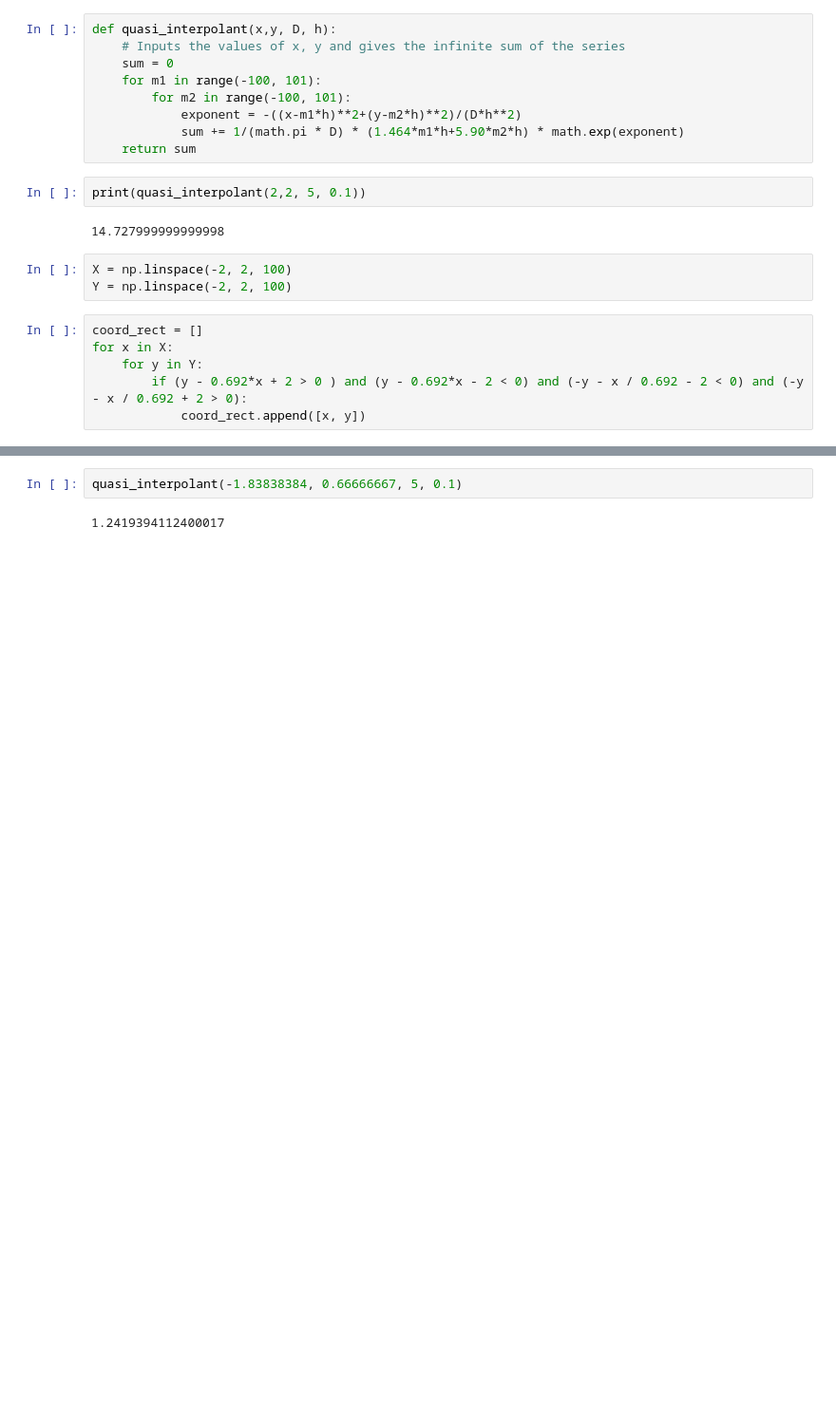
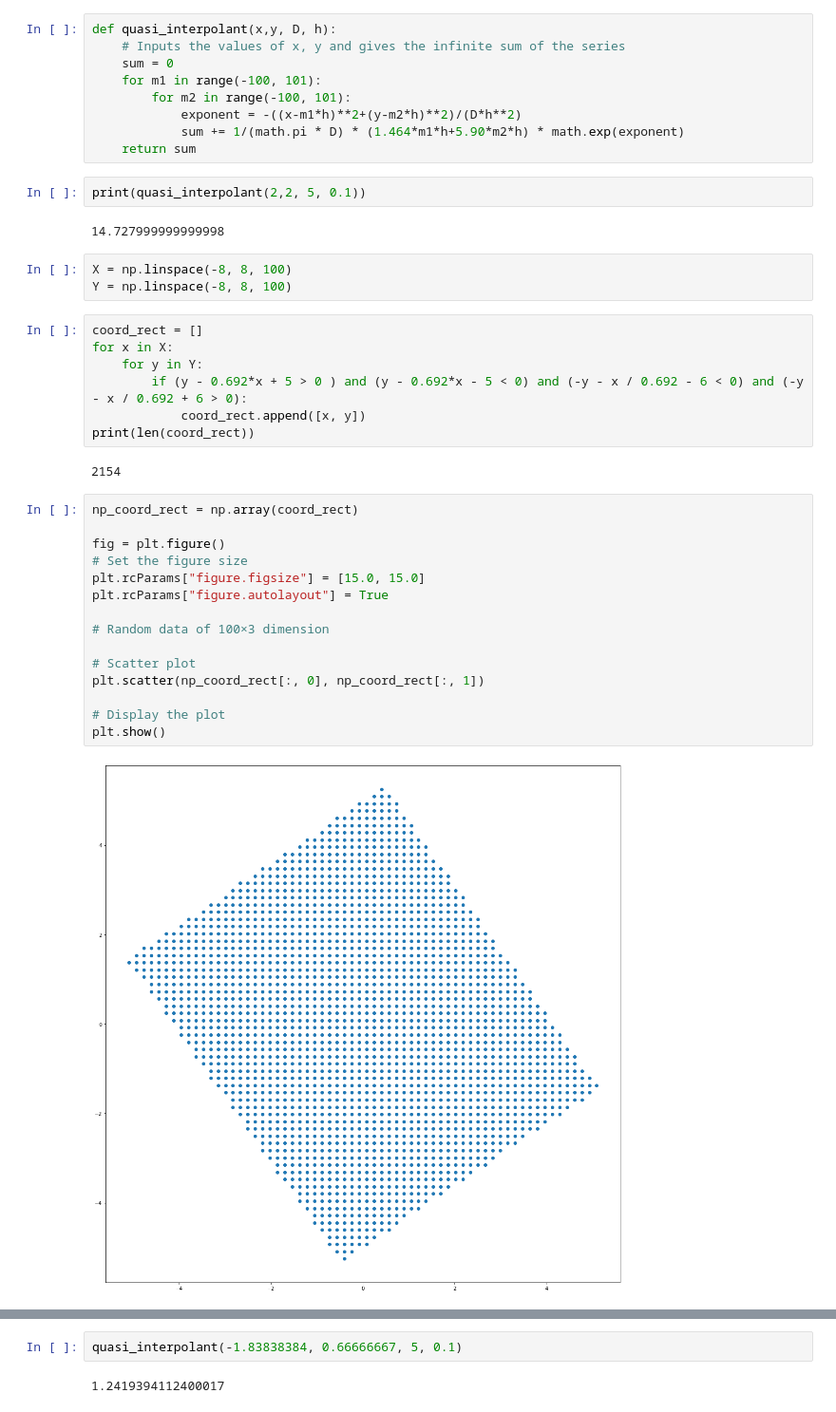
Before and after one commit to mdoshi2612/Optimal-Control, a Jupyter notebook: Quasi Interpolation.ipynb, the cells around one changed output, grey strips where cells are left out. Shown: that part at 95% size. Cells and saved outputs as stored; diff of their text form; blank space fills up the shorter version.

```diff
--- a/Quasi Interpolation.ipynb
+++ b/Quasi Interpolation.ipynb
@@ -50,11 +50,31 @@ print(quasi_interpolant(2,2, 5, 0.1))
 # %% [output]
 14.727999999999998
 # %%
-X = np.linspace(-2, 2, 100)
-Y = np.linspace(-2, 2, 100)
+X = np.linspace(-8, 8, 100)
+Y = np.linspace(-8, 8, 100)
 # %%
 coord_rect = []
 for x in X:
     for y in Y:
-        if (y - 0.692*x + 2 > 0 ) and (y - 0.692*x - 2 < 0) and (-y - x / 0.692 - 2 < 0) and (-y - x / 0.692 + 2 > 0):
+        if (y - 0.692*x + 5 > 0 ) and (y - 0.692*x - 5 < 0) and (-y - x / 0.692 - 6 < 0) and (-y - x / 0.692 + 6 > 0):
             coord_rect.append([x, y])
+print(len(coord_rect))
+# %% [output]
+2154
+# %%
+np_coord_rect = np.array(coord_rect)
+
+fig = plt.figure()
+# Set the figure size
+plt.rcParams["figure.figsize"] = [15.0, 15.0]
+plt.rcParams["figure.autolayout"] = True
+
+# Random data of 100×3 dimension
+
+# Scatter plot
+plt.scatter(np_coord_rect[:, 0], np_coord_rect[:, 1])
+
+# Display the plot
+plt.show()
+# %% [output]
+[figure, added]
```
Also changed, not shown: parts of 14 cells of this notebook, 3 other files.
